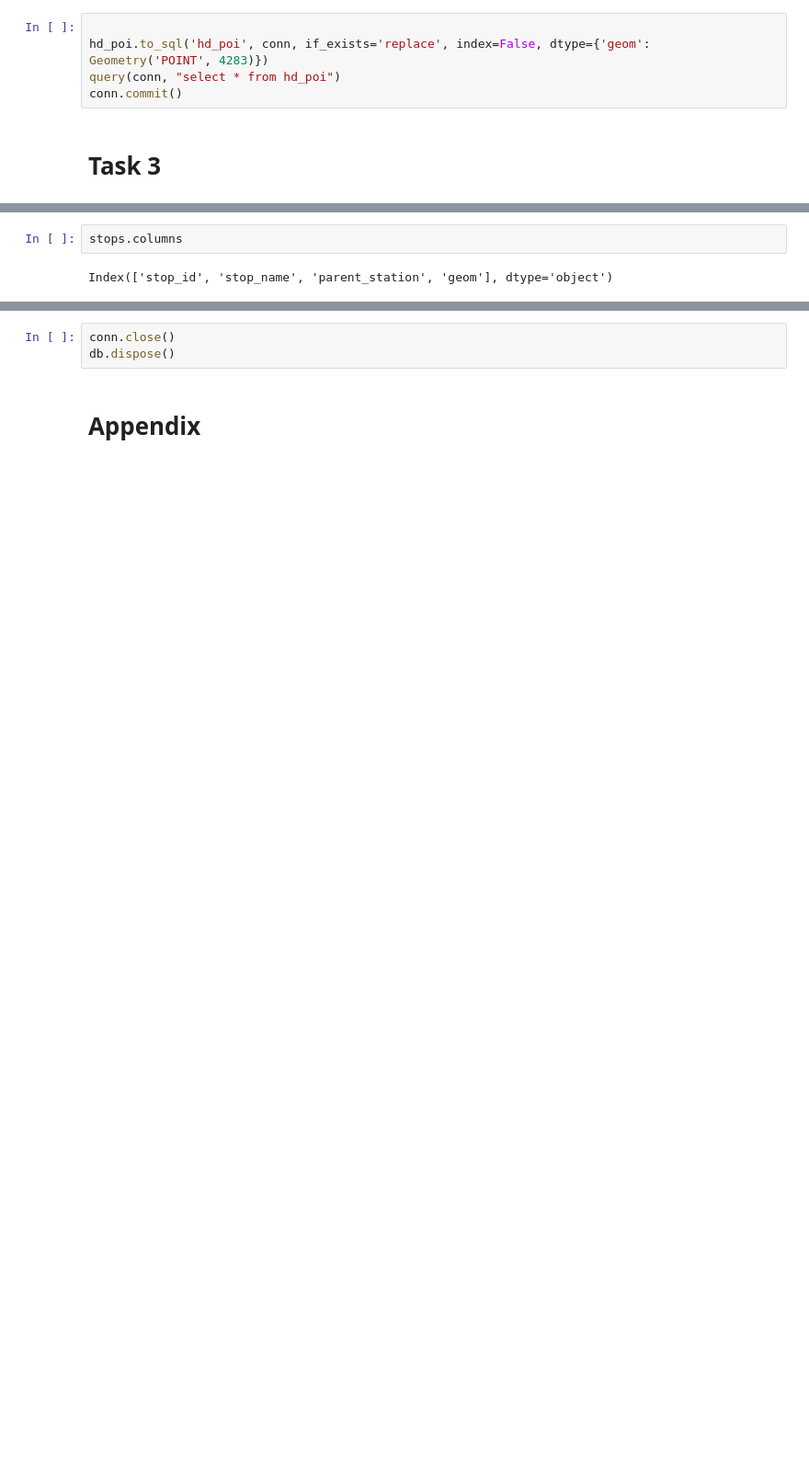
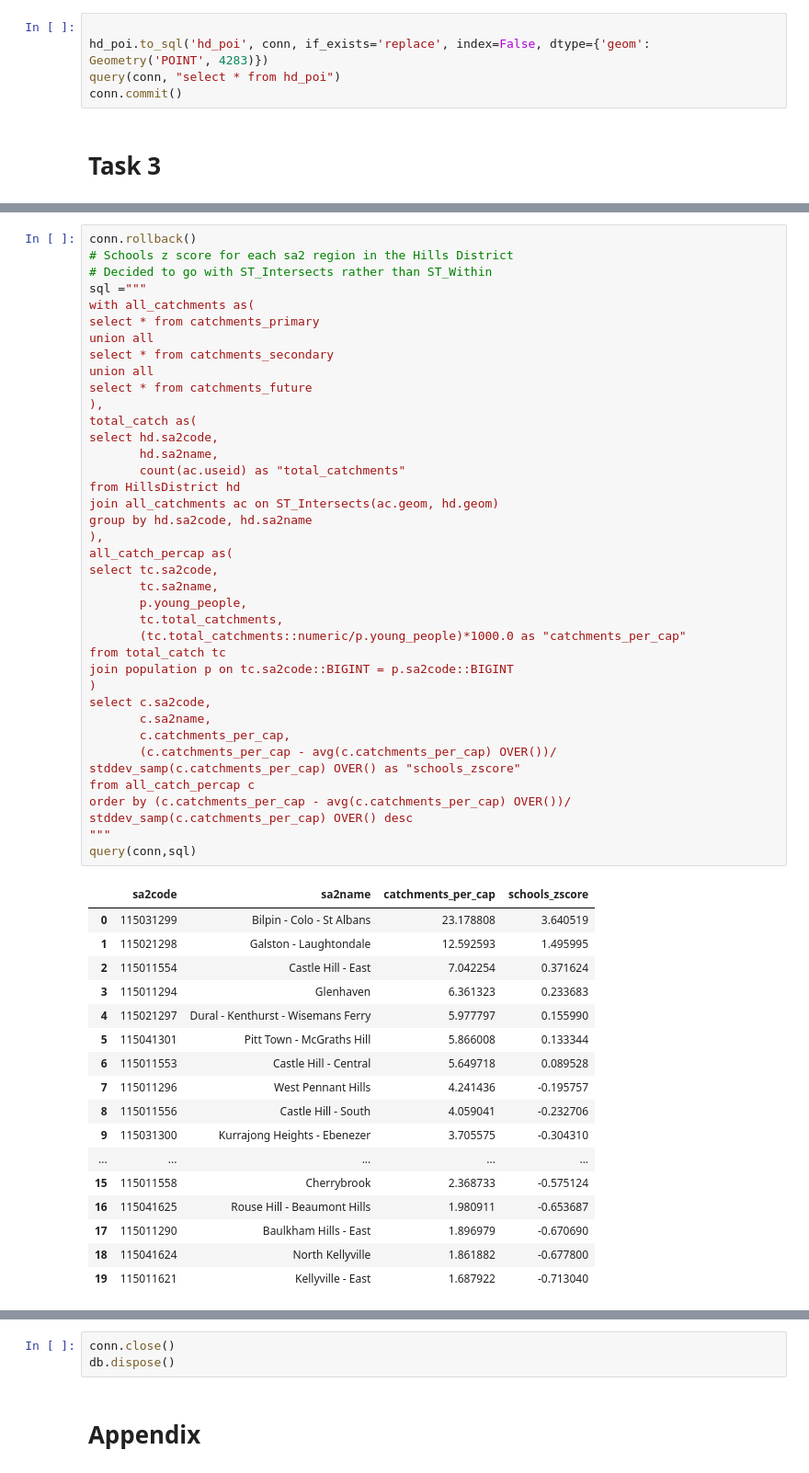
Before and after one commit to chloexnguyen/DATA2901_GreaterSydneyAssignment, a Jupyter notebook: DATA2901_workflow.ipynb, the cells around one changed output, grey strips where cells are left out. Shown at 92% size. Drawn from its saved outputs; the diff is of its cells as text; blank space fills up the shorter version.

```diff
--- a/DATA2901_workflow.ipynb
+++ b/DATA2901_workflow.ipynb
@@ -685,4 +664,55 @@ query(conn,sql)
-# %%
-stops.columns
-# %% [output]
-Index(['stop_id', 'stop_name', 'parent_station', 'geom'], dtype='object')
+# %%
+conn.rollback()
+# Schools z score for each sa2 region in the Hills District
+# Decided to go with ST_Intersects rather than ST_Within
+sql ="""
+with all_catchments as(
+select * from catchments_primary
+union all
+select * from catchments_secondary
+union all
+select * from catchments_future
+),
+total_catch as(
+select hd.sa2code,
+       hd.sa2name,
+       count(ac.useid) as "total_catchments"
+from HillsDistrict hd
+join all_catchments ac on ST_Intersects(ac.geom, hd.geom)
+group by hd.sa2code, hd.sa2name
+),
+all_catch_percap as(
+select tc.sa2code,
+       tc.sa2name,
+       p.young_people,
+       tc.total_catchments,
+       (tc.total_catchments::numeric/p.young_people)*1000.0 as "catchments_per_cap"
+from total_catch tc
+join population p on tc.sa2code::BIGINT = p.sa2code::BIGINT
+)
+select c.sa2code,
+       c.sa2name,
+       c.catchments_per_cap,
+       (c.catchments_per_cap - avg(c.catchments_per_cap) OVER())/ stddev_samp(c.catchments_per_cap) OVER() as "schools_zscore"
+from all_catch_percap c
+order by (c.catchments_per_cap - avg(c.catchments_per_cap) OVER())/ stddev_samp(c.catchments_per_cap) OVER() desc
+"""
+query(conn,sql)
+# %% [output]
+|  | sa2code | sa2name | catchments_per_cap | schools_zscore |
+| 0 | 115031299 | Bilpin - Colo - St Albans | 23.178808 | 3.640519 |
+| 1 | 115021298 | Galston - Laughtondale | 12.592593 | 1.495995 |
+| 2 | 115011554 | Castle Hill - East | 7.042254 | 0.371624 |
+| 3 | 115011294 | Glenhaven | 6.361323 | 0.233683 |
+| 4 | 115021297 | Dural - Kenthurst - Wisemans Ferry | 5.977797 | 0.155990 |
+| 5 | 115041301 | Pitt Town - McGraths Hill | 5.866008 | 0.133344 |
+| 6 | 115011553 | Castle Hill - Central | 5.649718 | 0.089528 |
+| 7 | 115011296 | West Pennant Hills | 4.241436 | -0.195757 |
+| 8 | 115011556 | Castle Hill - South | 4.059041 | -0.232706 |
+| 9 | 115031300 | Kurrajong Heights - Ebenezer | 3.705575 | -0.304310 |
+| ... | ... | ... | ... | ... |
+| 15 | 115011558 | Cherrybrook | 2.368733 | -0.575124 |
+| 16 | 115041625 | Rouse Hill - Beaumont Hills | 1.980911 | -0.653687 |
+| 17 | 115011290 | Baulkham Hills - East | 1.896979 | -0.670690 |
+| 18 | 115041624 | North Kellyville | 1.861882 | -0.677800 |
+| 19 | 115011621 | Kellyville - East | 1.687922 | -0.713040 |
```
Also changed, not shown: parts of 36 cells of this notebook.
